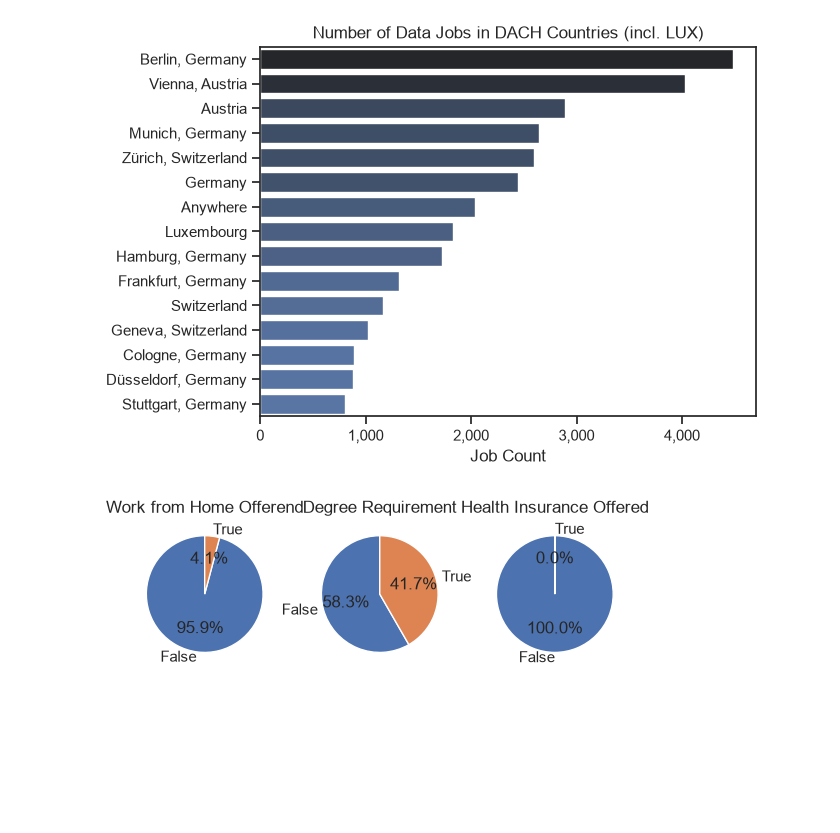
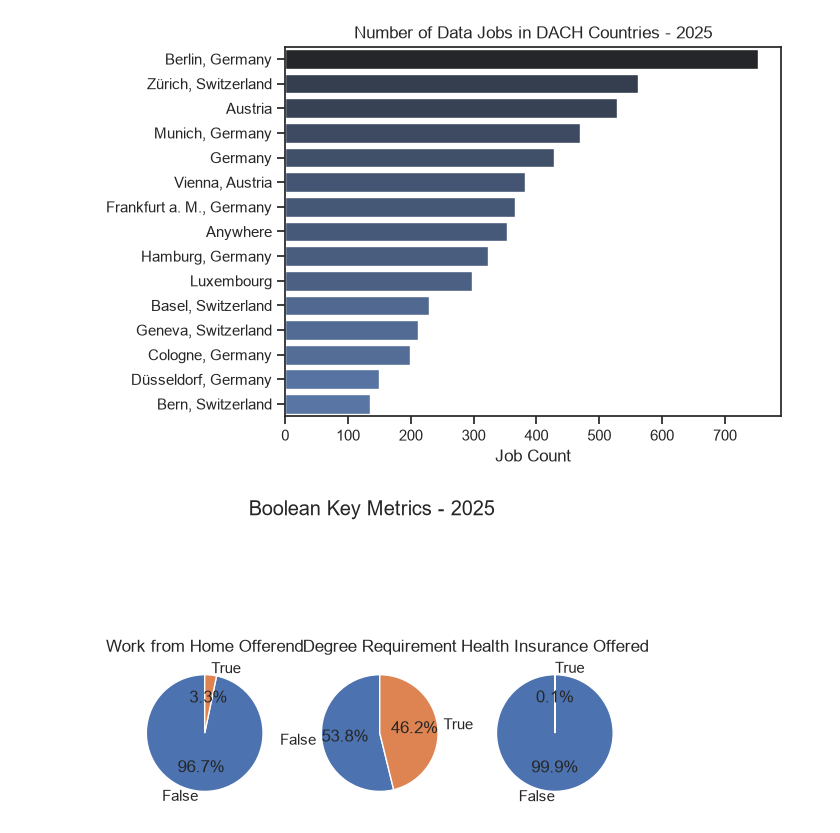
Before and after one commit to fallerdavid98-ai/Data_Analysis_Project, a Jupyter notebook: 3_Project/1_EDA_Intro.ipynb, the cells around one changed output. Saved outputs shown, nothing was run; the diff lists cells and outputs as text; code cells hidden in the pictures; blank space fills up the shorter version.

Commit message:
Updating data for 2025 where applicable

```diff
--- a/3_Project/1_EDA_Intro.ipynb
+++ b/3_Project/1_EDA_Intro.ipynb
@@ -8,8 +8,10 @@ from matplotlib.ticker import StrMethodFormatter
 import seaborn as sns
 
 # Loading Data
-dataset = load_dataset('lukebarousse/data_jobs')
-df = dataset['train'].to_pandas()
+# dataset = load_dataset('lukebarousse/data_jobs')
+# df = dataset['train'].to_pandas()
+
+df = pd.read_csv("C:/Users/PC/Desktop/Data_Science_Project/Exporte/job_postings_flat.csv")
 
 # Data Cleanup
 df['job_posted_date'] = pd.to_datetime(df['job_posted_date'])
@@ -19,12 +19,19 @@ Warning: You are sending unauthenticated requests to the HF Hub. Please set a HF
+# %%
+#Set Year Filter
+
+df_2025 = df[df["job_posted_date"].dt.year==2025]
 # %%
 #DACH data frame
 
 DACH_countries = ["Germany","Austria","Switzerland","Luxembourg"]
 
-df_DACH = df[df["job_country"].isin(DACH_countries)].copy()
+df_DACH = df_2025[df_2025["job_country"].isin(DACH_countries)].copy()
 # %%
 #Top 15 Job Locations in DACH countries (incl. Luxembourg) by number of data job offerings
 
+#Setting both Frankfurt and Frankfurt am Main to "Frankfurt a. M."
+df_DACH.loc[df_DACH["job_location"].str.contains("Frankfurt", na=False, regex=False), "job_location"] = "Frankfurt a. M., Germany"
+
 df_DACH_plot = df_DACH.groupby("job_location").size().sort_values(ascending=False).head(15).to_frame(name="count")
 # %%
 fig, ax = plt.subplots()
@@ -33,32 +40,33 @@ sns.set_theme(style="ticks")
 sns.barplot(data=df_DACH_plot,x="count",y="job_location",hue="count",palette="dark:b_r",legend=False)
 
 #sns.despine()
-plt.title("Number of Data Jobs in DACH Countries (incl. LUX)")
+plt.title("Number of Data Jobs in DACH Countries - 2025")
 plt.xlabel("Job Count")
 plt.ylabel("")
 ax.xaxis.set_major_formatter(StrMethodFormatter("{x:,.0f}"))
 plt.show()
 # %% [output]
-[figure, old version]
+[figure, new version]
 # %%
 #Three Key Metrics in DACH countries (Remote Work, Degree Requirement, Health Insurance [atypical for Europe]) for data job offerings
 
 dict_columns = {
     "job_work_from_home":"Work from Home Offerend",
     "job_no_degree_mention":"Degree Requirement",
     "job_health_insurance":"Health Insurance Offered"
 }
 
 figx, axx = plt.subplots(1,3)
 
 for i,(col,title) in enumerate(dict_columns.items()):
     axx[i].pie(df_DACH[col].value_counts(),labels=["False","True"],autopct="%1.1f%%",startangle=90)
     axx[i].set_title(title)
 
+plt.suptitle("Boolean Key Metrics - 2025")
 fig.tight_layout()
 plt.show()
 # %% [output]
-[figure, old version]
+[figure, new version]
 # %%
 #Top 15 companies in DACH countries (incl. Luxembourg) by data job offerings
 
```
Also changed, not shown: parts of 3 cells of this notebook, 13 other files.
